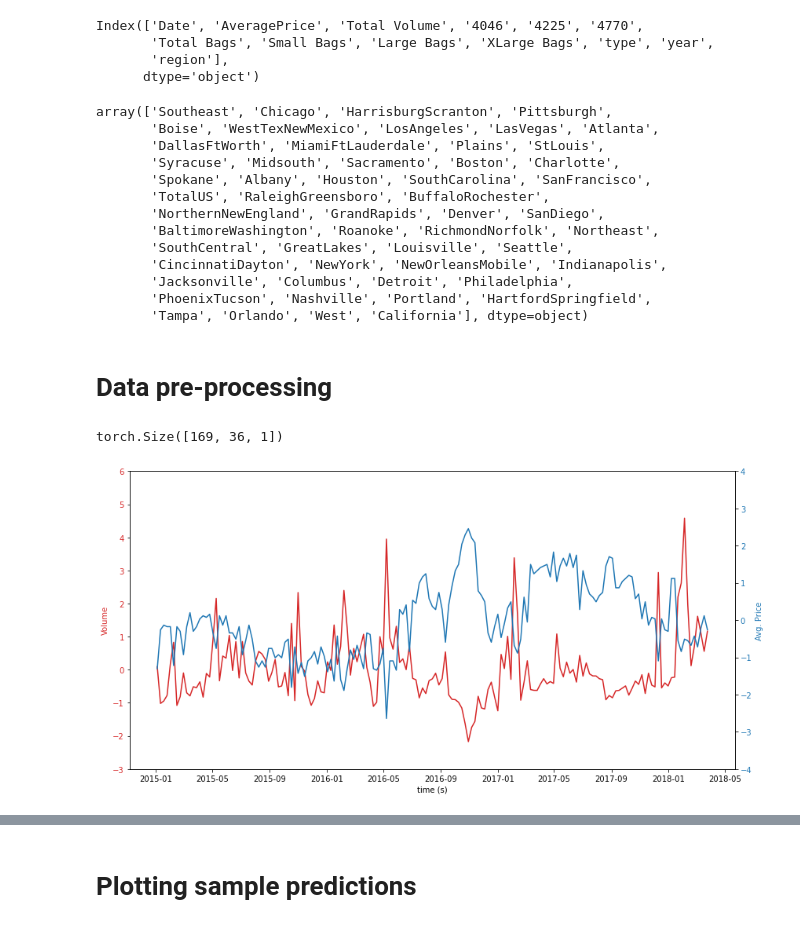
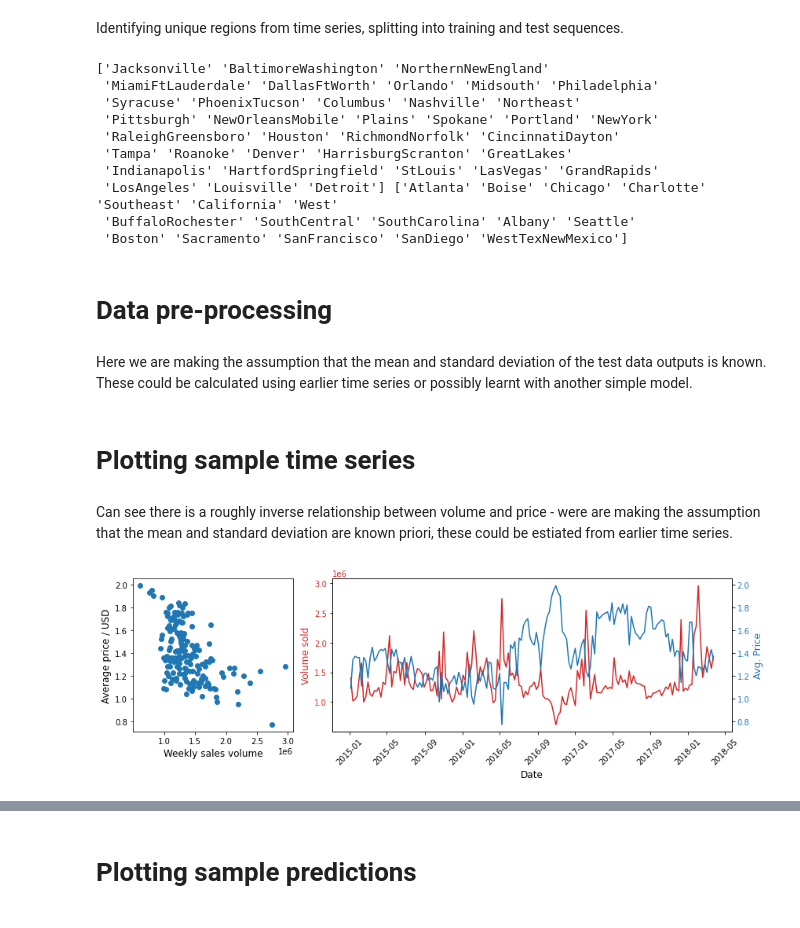
Before and after one commit to joncarter1/AvoLSTM, a Jupyter notebook: AvocadoLSTM.ipynb, the cells around one changed output, grey strips where cells are left out. Drawn from its saved outputs; the diff is of its cells as text; code cells hidden in the pictures.

```diff
--- a/AvocadoLSTM.ipynb
+++ b/AvocadoLSTM.ipynb
@@ -26,5 +34,6 @@ def normalise(data, return_stats=False):
 # %%
 avocado_data = pd.read_csv("data/avocado.csv", index_col=0)
+avocado_data = avocado_data[avocado_data["region"] != "TotalUS"]  # Remove whole of US entry
 avocado_data["Date"] = convert_timestamp(avocado_data["Date"])
 avocado_data = avocado_data.sort_values("Date")
 avocado_data
@@ -45,31 +54,26 @@ avocado_data
-# %%
-avocado_data.columns
-# %% [output]
-Index(['Date', 'AveragePrice', 'Total Volume', '4046', '4225', '4770',
-       'Total Bags', 'Small Bags', 'Large Bags', 'XLarge Bags', 'type', 'year',
-       'region'],
-      dtype='object')
+# %% [markdown]
+Identifying unique regions from time series, splitting into training and test sequences.
 # %%
 unique_regions = avocado_data["region"].unique()
 train_regions = unique_regions[:36]
 test_regions = unique_regions[36:]
-unique_regions
+print(train_regions, test_regions)
 # %% [output]
-array(['Southeast', 'Chicago', 'HarrisburgScranton', 'Pittsburgh',
-       'Boise', 'WestTexNewMexico', 'LosAngeles', 'LasVegas', 'Atlanta',
-       'DallasFtWorth', 'MiamiFtLauderdale', 'Plains', 'StLouis',
-       'Syracuse', 'Midsouth', 'Sacramento', 'Boston', 'Charlotte',
-       'Spokane', 'Albany', 'Houston', 'SouthCarolina', 'SanFrancisco',
-       'TotalUS', 'RaleighGreensboro', 'BuffaloRochester',
-       'NorthernNewEngland', 'GrandRapids', 'Denver', 'SanDiego',
-       'BaltimoreWashington', 'Roanoke', 'RichmondNorfolk', 'Northeast',
-       'SouthCentral', 'GreatLakes', 'Louisville', 'Seattle',
-       'CincinnatiDayton', 'NewYork', 'NewOrleansMobile', 'Indianapolis',
-       'Jacksonville', 'Columbus', 'Detroit', 'Philadelphia',
-       'PhoenixTucson', 'Nashville', 'Portland', 'HartfordSpringfield',
-       'Tampa', 'Orlando', 'West', 'California'], dtype=object)
+['Jacksonville' 'BaltimoreWashington' 'NorthernNewEngland'
+ 'MiamiFtLauderdale' 'DallasFtWorth' 'Orlando' 'Midsouth' 'Philadelphia'
+ 'Syracuse' 'PhoenixTucson' 'Columbus' 'Nashville' 'Northeast'
+ 'Pittsburgh' 'NewOrleansMobile' 'Plains' 'Spokane' 'Portland' 'NewYork'
+ 'RaleighGreensboro' 'Houston' 'RichmondNorfolk' 'CincinnatiDayton'
+ 'Tampa' 'Roanoke' 'Denver' 'HarrisburgScranton' 'GreatLakes'
+ 'Indianapolis' 'HartfordSpringfield' 'StLouis' 'LasVegas' 'GrandRapids'
+ 'LosAngeles' 'Louisville' 'Detroit'] ['Atlanta' 'Boise' 'Chicago' 'Charlotte' 'Southeast' 'California' 'West'
+ 'BuffaloRochester' 'SouthCentral' 'SouthCarolina' 'Albany' 'Seattle'
+ 'Boston' 'Sacramento' 'SanFrancisco' 'SanDiego' 'WestTexNewMexico']
 # %% [markdown]
 # Data pre-processing
+# %% [markdown]
+Here we are making the assumption that the mean and standard deviation of the test data outputs is known.
+These could be calculated using earlier time series or possibly learnt with another simple model.
 # %%
 region_stats = dict()
 
@@ -96,38 +101,39 @@ def create_dataset(regions):
 
 x_train, y_train = create_dataset(train_regions)
 x_test, y_test = create_dataset(test_regions)
-# %%
-x_train.shape  # Sequence length, batch size, dim(x)
-# %% [output]
-torch.Size([169, 36, 1])
+# %% [markdown]
+# Plotting sample time series
+# %% [markdown]
+Can see there is a roughly inverse relationship between volume and price - were are making the assumption that the mean and standard deviation are known priori, these could be estiated from earlier time series.
 # %%
 region = "NewYork"
 
 d1 = avocado_data.loc[(avocado_data["region"] == region) & (avocado_data["type"]=="conventional")]
 time_stamps, avg_price, volume = d1["Date"], d1["AveragePrice"], d1["Total Volume"]
 
 
-avg_price = normalise(avg_price, False)
-volume = normalise(volume, False)
+fig, ax = plt.subplots(1, 2, figsize=(12, 4), gridspec_kw={'width_ratios': [1, 2.5]})
 
-fig, ax1 = plt.subplots(figsize=(12,6))
+ax_s, ax1 = ax
+ax_s.scatter(volume, avg_price)
+ax_s.set_ylabel("Average price / USD", size=12)
+ax_s.set_xlabel("Weekly sales volume", size=12)
 
 color = 'tab:red'
-ax1.set_xlabel('time (s)')
-ax1.set_ylabel('Volume', color=color)
+ax1.set_xlabel('Date', fontsize=12)
+ax1.set_ylabel('Volume sold', color=color, fontsize=12)
 ax1.plot(time_stamps, volume, color=color)
 ax1.tick_params(axis='y', labelcolor=color)
-
-ax2 = ax1.twinx()  # instantiate a second axes that shares the same x-axis
-
+ax1.tick_params(axis='x', rotation=45)
+ax2 = ax1.twinx()
 color = 'tab:blue'
-ax2.set_ylabel('Avg. Price', color=color)  # we already handled the x-label with ax1
+ax2.set_ylabel('Avg. Price', color=color, fontsize=12)
 ax2.plot(time_stamps, avg_price, color=color)
 ax2.tick_params(axis='y', labelcolor=color)
 
 fig.tight_layout()  # otherwise the right y-label is slightly clipped
-ax1.set_ylim(-3, 6)
-ax2.set_ylim(-4, 4)
+#plt.title(f"Avocado sales and avg. price in {region}", fontsize=12)
+plt.savefig("NewYork")
 plt.show()
 # %% [output]
-[figure, old version]
+[figure, new version]
```
Also changed, not shown: parts of 18 cells of this notebook, 15 other files.
